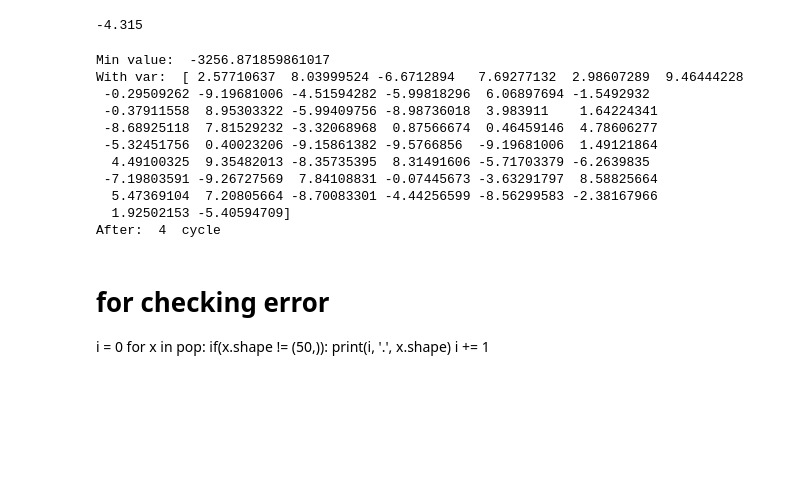
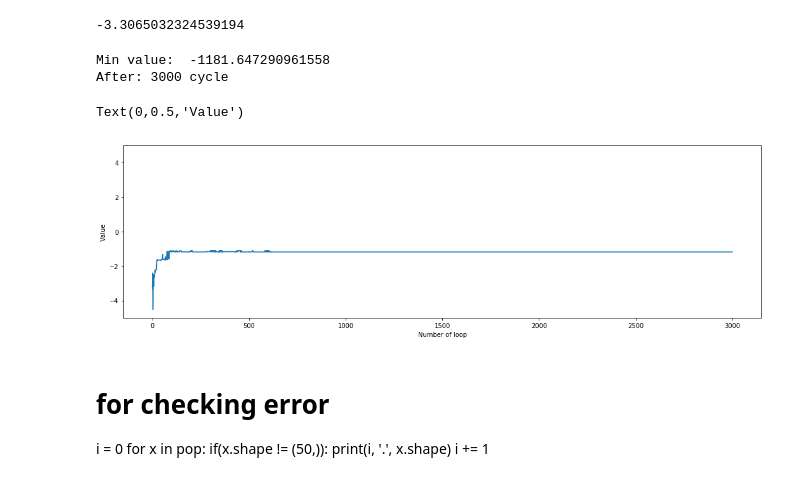
Before and after one commit to thieu1995/AI_training, a Jupyter notebook: ha_viet_tien/week1_GA/genetic_algorithm.ipynb, the cells around one changed output. Saved outputs shown, nothing was run; the diff lists cells and outputs as text; code cells hidden in the pictures; blank space fills up the shorter version.

Commit message:
Adding visual, still get bad result

```diff
--- a/ha_viet_tien/week1_GA/genetic_algorithm.ipynb
+++ b/ha_viet_tien/week1_GA/genetic_algorithm.ipynb
@@ -4,49 +6,40 @@ import numpy as np
 # %%
 sample = ga.generateFirstGen()
 # %%
-test_score = ga.fitness_score(pop)
+test_score = ga.fitness_score(sample)
 print(min(test_score))
 # %% [output]
--4.315
+-3.3065032324539194
 # %%
 # with swap mutation
 pop = sample
-min_value = []
+min_value1 = []
 score = ga.fitness_score(pop)
-min_value.append(min(score))
-for i in range(len(pop)):
-    if (score[i] == min_value[-1]):
-        break
-var_min = pop[i]
-count = 0
-for i in range(1000):
-    count += 1
+min_value1.append(min(score))
+# min_value1.append(np.mean(score))
+
+for i in range(3000):
     parents_index = ga.selectParent(pop, score)
     pop = ga.crossOver(pop, parents_index)
     pop = ga.mutation(pop, ga.swapMutation, 0.5)
     score = ga.fitness_score(pop)
-    min_value.append(min(score))
-    for i in range(len(pop)):
-        if (score[i] == min_value[-1]):
-            break
-    var_min = pop[i]
-    if abs(min_value[-1]-min_value[-2]) < 1e-20:
-        break
-print("Min value: ",min_value[-1]*1000)
-print("With var: ",var_min)
-print("After: ",count,' cycle')
+    min_value1.append(min(score))
+    # min_value1.append(np.mean(score))
+
+print("Min value: ",min_value1[-1]*1000)
+print("After: 3000 cycle")
 # %% [output]
-Min value:  -3256.871859861017
-With var:  [ 2.57710637  8.03999524 -6.6712894   7.69277132  2.98607289  9.46444228
- -0.29509262 -9.19681006 -4.51594282 -5.99818296  6.06897694 -1.5492932
- -0.37911558  8.95303322 -5.99409756 -8.98736018  3.983911    1.64224341
- -8.68925118  7.81529232 -3.32068968  0.87566674  0.46459146  4.78606277
- -5.32451756  0.40023206 -9.15861382 -9.5766856  -9.19681006  1.49121864
-  4.49100325  9.35482013 -8.35735395  8.31491606 -5.71703379 -6.2639835
- -7.19803591 -9.26727569  7.84108831 -0.07445673 -3.63291797  8.58825664
-  5.47369104  7.20805664 -8.70083301 -4.44256599 -8.56299583 -2.38167966
-  1.92502153 -5.40594709]
-After:  4  cycle
+Min value:  -1181.647290961558
+After: 3000 cycle
+# %%
+plt.figure(figsize = [18,5])
+plt.plot(min_value1)
+plt.ylim(bottom = -5, top = 5)
+plt.xlabel('Number of loop')
+plt.ylabel('Value')
+# %% [output]
+Text(0,0.5,'Value')
+[figure, added]
 # %% [markdown]
 # for checking error
 i = 0
```
Also changed, not shown: parts of 8 cells of this notebook, 2 other files.
